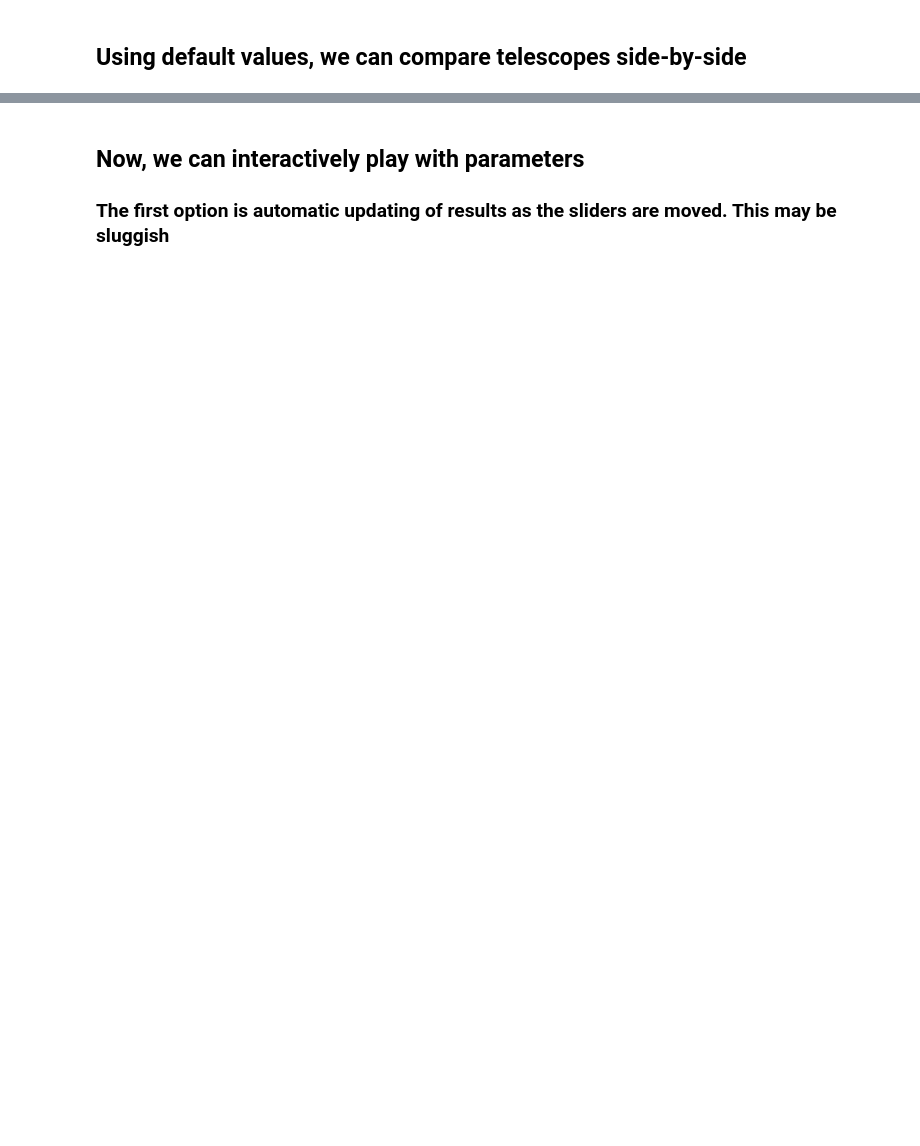
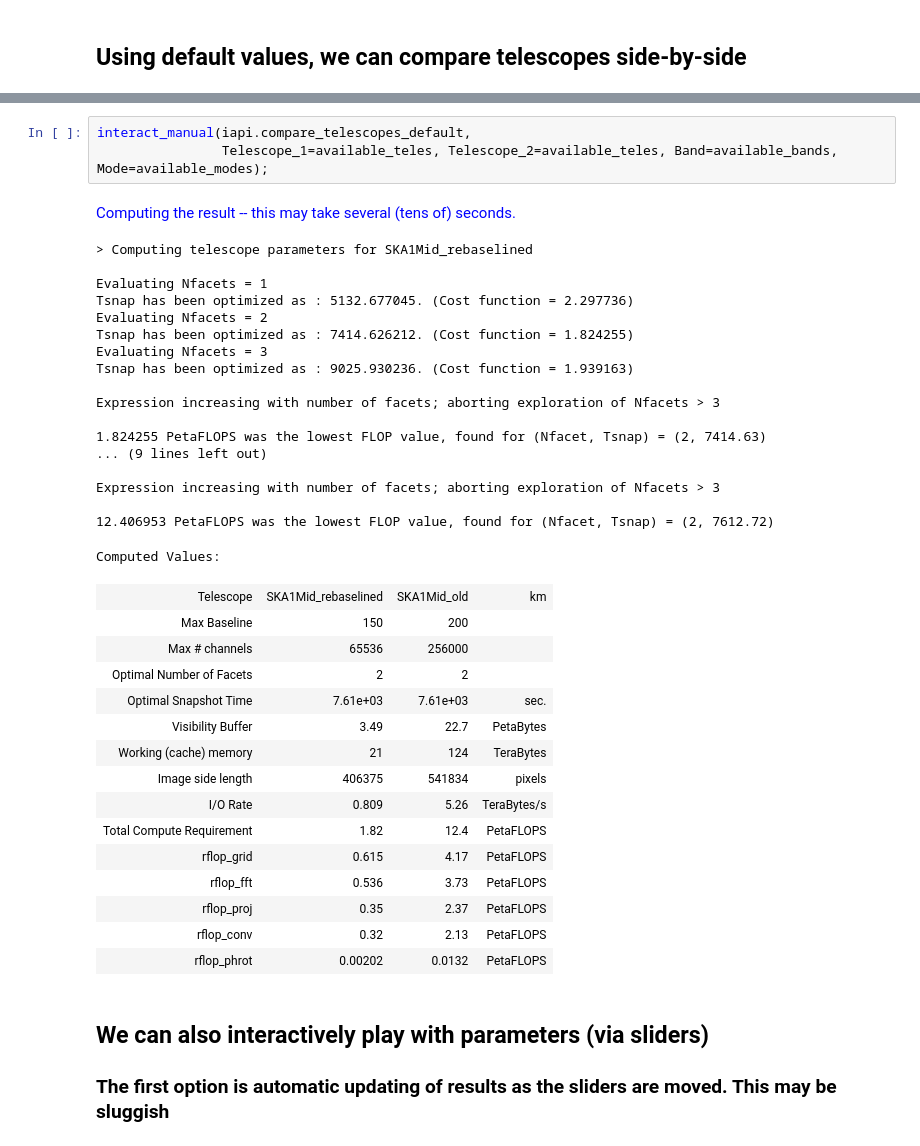
Before and after one commit to top-sim/sdp-par-model, a Jupyter notebook: iPython/SKA1_Imaging_Performance_Model.ipynb, the cells around one changed output, grey strips where cells are left out. Drawn from its saved outputs; the diff is of its cells as text; blank space fills up the shorter version.

```diff
--- a/iPython/SKA1_Imaging_Performance_Model.ipynb
+++ b/iPython/SKA1_Imaging_Performance_Model.ipynb
@@ -159,4 +27,42 @@ Computed Values:
+# %%
+interact_manual(iapi.compare_telescopes_default,
+                Telescope_1=available_teles, Telescope_2=available_teles, Band=available_bands, Mode=available_modes);
+# %% [output]
+Computing the result -- this may take several (tens of) seconds.
+> Computing telescope parameters for SKA1Mid_rebaselined
+
+Evaluating Nfacets = 1
+Tsnap has been optimized as : 5132.677045. (Cost function = 2.297736)
+Evaluating Nfacets = 2
+Tsnap has been optimized as : 7414.626212. (Cost function = 1.824255)
+Evaluating Nfacets = 3
+Tsnap has been optimized as : 9025.930236. (Cost function = 1.939163)
+
+Expression increasing with number of facets; aborting exploration of Nfacets > 3
+
+1.824255 PetaFLOPS was the lowest FLOP value, found for (Nfacet, Tsnap) = (2, 7414.63)
+... (9 lines left out)
+
+Expression increasing with number of facets; aborting exploration of Nfacets > 3
+
+12.406953 PetaFLOPS was the lowest FLOP value, found for (Nfacet, Tsnap) = (2, 7612.72)
+Computed Values:
+| Telescope | SKA1Mid_rebaselined | SKA1Mid_old | km |
+| Max Baseline | 150 | 200 |  |
+| Max # channels | 65536 | 256000 |  |
+| Optimal Number of Facets | 2 | 2 |  |
+| Optimal Snapshot Time | 7.61e+03 | 7.61e+03 | sec. |
+| Visibility Buffer | 3.49 | 22.7 | PetaBytes |
+| Working (cache) memory | 21 | 124 | TeraBytes |
+| Image side length | 406375 | 541834 | pixels |
+| I/O Rate | 0.809 | 5.26 | TeraBytes/s |
+| Total Compute Requirement | 1.82 | 12.4 | PetaFLOPS |
+| rflop_grid | 0.615 | 4.17 | PetaFLOPS |
+| rflop_fft | 0.536 | 3.73 | PetaFLOPS |
+| rflop_proj | 0.35 | 2.37 | PetaFLOPS |
+| rflop_conv | 0.32 | 2.13 | PetaFLOPS |
+| rflop_phrot | 0.00202 | 0.0132 | PetaFLOPS |
 # %% [markdown]
-## Now, we can interactively play with parameters
+## We can also interactively play with parameters (via sliders)
 
 ### The first option is automatic updating of results as the sliders are moved. This may be sluggish
```
Also changed, not shown: parts of 8 cells of this notebook, 1 other file.
